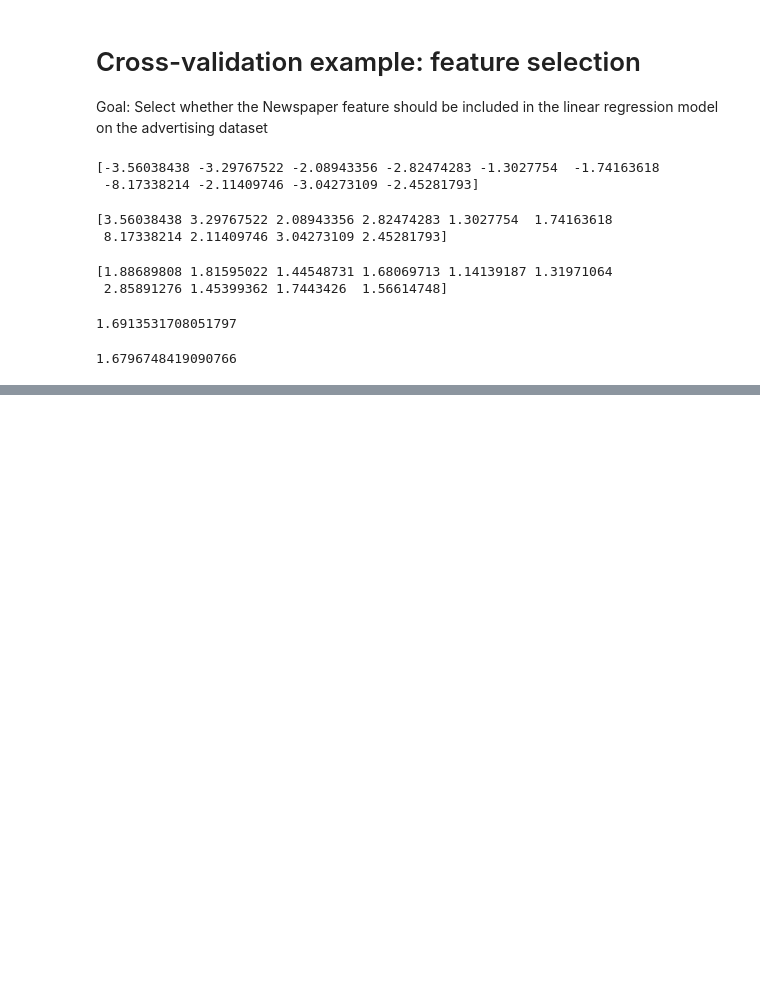
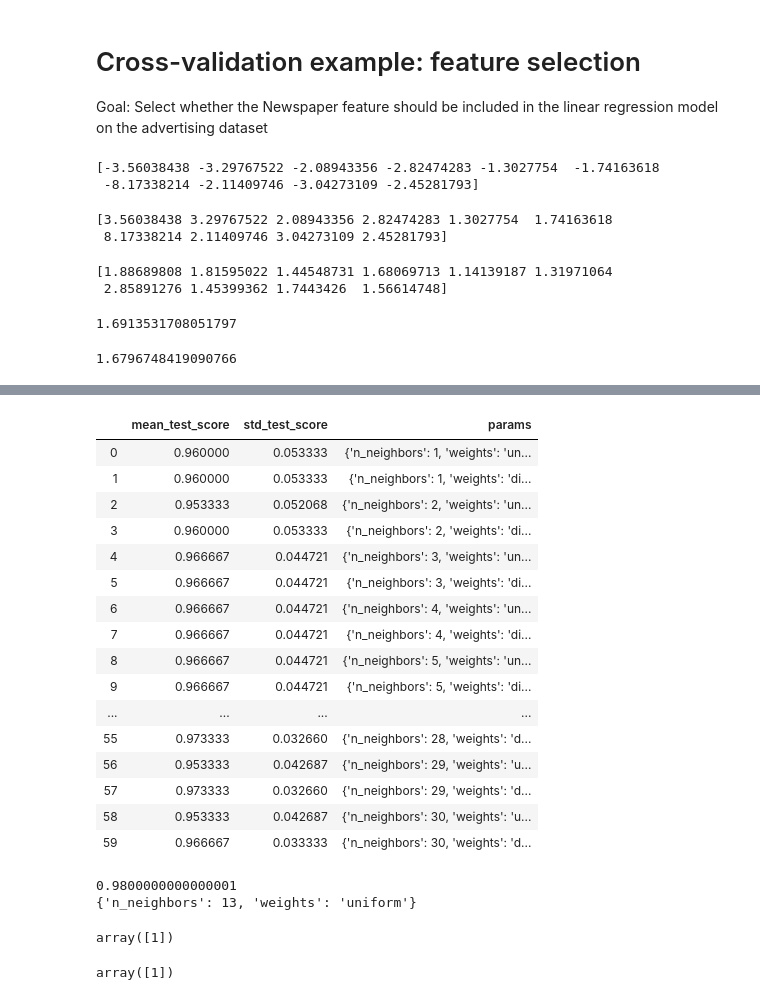
Before and after one commit to Alferdize/Machine-Learning-in-Python, a Jupyter notebook: path_of_ML/Scikit-learn/Untitled.ipynb, the cells around one changed output, grey strips where cells are left out. Drawn from its saved outputs; the diff is of its cells as text; code cells hidden in the pictures; blank space fills up the shorter version.

```diff
--- a/path_of_ML/Scikit-learn/Untitled.ipynb
+++ b/path_of_ML/Scikit-learn/Untitled.ipynb
@@ -560,0 +677,6 @@ print(np.sqrt(-cross_val_score(lm, X, y, cv=10, scoring='neg_mean_squared_error'
+# %%
+k_range = list(range(1,31))
+weight_options = ['uniform','distance']
+# %%
+param_grid = dict(n_neighbors=k_range, weights=weight_options)
+print(param_grid)
@@ -560,0 +685,3 @@ print(np.sqrt(-cross_val_score(lm, X, y, cv=10, scoring='neg_mean_squared_error'
+# %%
+grid = GridSearchCV(knn, param_grid, cv=10, scoring='accuracy', return_train_score=False)
+grid.fit(X, Y)
@@ -560,0 +702,40 @@ print(np.sqrt(-cross_val_score(lm, X, y, cv=10, scoring='neg_mean_squared_error'
+# %%
+pd.DataFrame(grid.cv_results_)[['mean_test_score', 'std_test_score', 'params']]
+# %% [output]
+|  | mean_test_score | std_test_score | params |
+| 0 | 0.960000 | 0.053333 | {'n_neighbors': 1, 'weights': 'un... |
+| 1 | 0.960000 | 0.053333 | {'n_neighbors': 1, 'weights': 'di... |
+| 2 | 0.953333 | 0.052068 | {'n_neighbors': 2, 'weights': 'un... |
+| 3 | 0.960000 | 0.053333 | {'n_neighbors': 2, 'weights': 'di... |
+| 4 | 0.966667 | 0.044721 | {'n_neighbors': 3, 'weights': 'un... |
+| 5 | 0.966667 | 0.044721 | {'n_neighbors': 3, 'weights': 'di... |
+| 6 | 0.966667 | 0.044721 | {'n_neighbors': 4, 'weights': 'un... |
+| 7 | 0.966667 | 0.044721 | {'n_neighbors': 4, 'weights': 'di... |
+| 8 | 0.966667 | 0.044721 | {'n_neighbors': 5, 'weights': 'un... |
+| 9 | 0.966667 | 0.044721 | {'n_neighbors': 5, 'weights': 'di... |
+| ... | ... | ... | ... |
+| 55 | 0.973333 | 0.032660 | {'n_neighbors': 28, 'weights': 'd... |
+| 56 | 0.953333 | 0.042687 | {'n_neighbors': 29, 'weights': 'u... |
+| 57 | 0.973333 | 0.032660 | {'n_neighbors': 29, 'weights': 'd... |
+| 58 | 0.953333 | 0.042687 | {'n_neighbors': 30, 'weights': 'u... |
+| 59 | 0.966667 | 0.033333 | {'n_neighbors': 30, 'weights': 'd... |
+# %%
+
+# examine the best model
+print(grid.best_score_)
+print(grid.best_params_)
+# %% [output]
+0.9800000000000001
+{'n_neighbors': 13, 'weights': 'uniform'}
+# %%
+knn = KNeighborsClassifier(n_neighbors=13, weights='uniform')
+knn.fit(X, y)
+
+# make a prediction on out-of-sample data
+knn.predict([[3, 5, 4, 2]])
+# %% [output]
+array([1])
+# %%
+grid.predict([[3, 5, 4, 2]])
+# %% [output]
+array([1])
```
Also changed, not shown: parts of 25 cells of this notebook.
